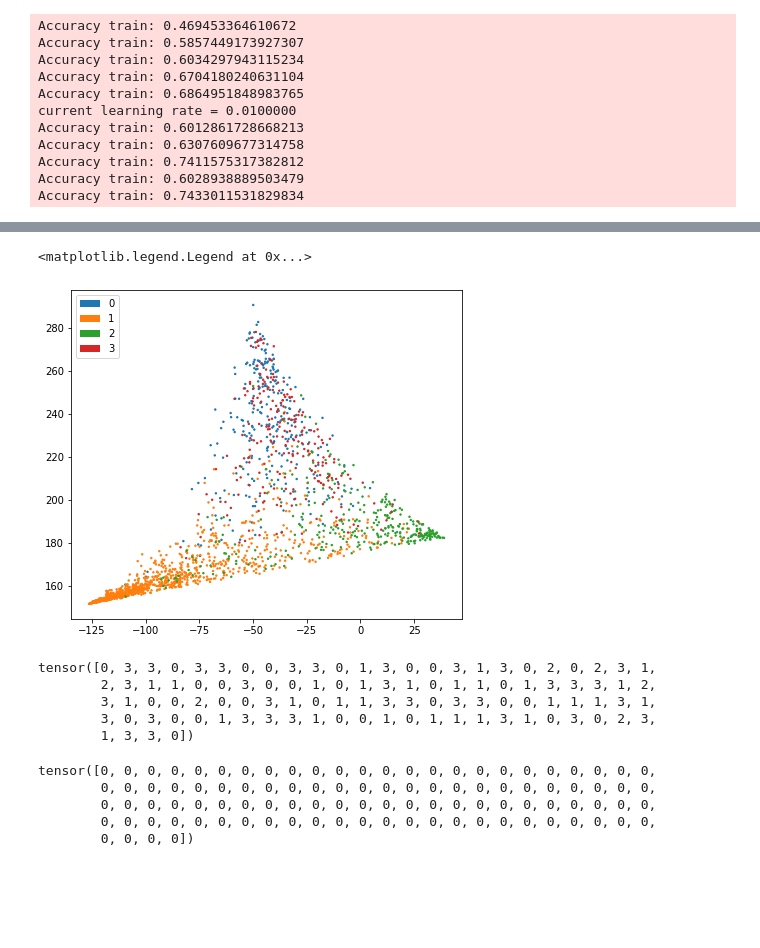
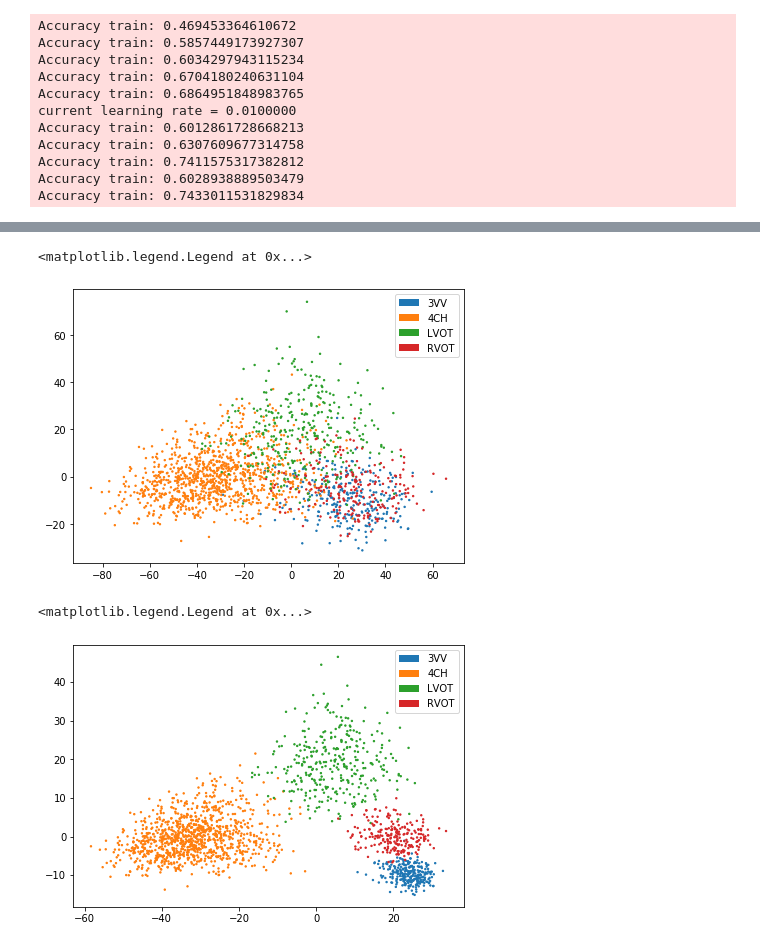
Before and after one commit to einbandi/latent-projective-interventions, a Jupyter notebook: sononet-ptsne.ipynb, the cells around one changed output, grey strips where cells are left out. Drawn from its saved outputs; the diff is of its cells as text; code cells hidden in the pictures; blank space fills up the shorter version.

```diff
--- a/sononet-ptsne.ipynb
+++ b/sononet-ptsne.ipynb
@@ -155,6 +183,7 @@ def print_accuracy(model, fold):
 # %%
 model.set_labels([0,1,2,3])
 model.set_scheduler(train_opts)
+model.load_network(model.net, 'S', 50)
 model.update_state(0)
 # %% [output]
 opt.lr_policy = [step_warmstart]
@@ -203,5 +233,5 @@ Accuracy test: 0.7308707237243652
 # %%
-def get_logits(model, fold):
+def get_logits(model, fold, softmax=True):
     model.net.eval()
     with torch.no_grad():
         if fold == 'train':
@@ -214,16 +244,19 @@ def get_logits(model, fold):
             labels.append(lab.cpu())
             model.set_input(img)
             model.forward(split='test')
-            logits.append(model.logits.cpu())
+            if softmax:
+                logits.append(model.logits.cpu())
+            else:
+                logits.append(model.prediction.cpu())
         labels = torch.cat(labels)
         logits = torch.cat(logits)
         return logits, labels
 # %%
-foo, bar = get_logits(model, 'train')
+foo, bar = get_logits(model, 'train', softmax=False)
 # %%
 from ptsne.ptsne import ParametricTSNE
 # %%
-ptsne = ParametricTSNE(4, 2, 50, use_cuda=True, hidden_layer_dims=[300,100], alpha=1)
+ptsne = ParametricTSNE(4, 2, 50, use_cuda=True, hidden_layer_dims=[200,50], alpha='learn')
 # %%
 ptsne.fit(foo, pretrain=True, verbose=True)
 # %% [output]
@@ -259,29 +282,13 @@ tensor([[-50.1117, 240.8619],
 # %%
 fig = plt.figure(figsize=(7,7))
 ax = fig.add_subplot(111)
 colors = [plt.cm.tab10.colors[i] for i in bar]
 ax.scatter(projected[:,0], projected[:,1], c=colors, s=2)
 ax.set_aspect(1)
 recs = []
 for i in range(0,4):
     recs.append(mpatches.Rectangle((0,0),1,1,fc=plt.cm.tab10.colors[i]))
-ax.legend(recs,list(range(10)),loc=2)
+ax.legend(recs, [i.decode('UTF-8') for i in us_data['label_names'].value[cardiac_classes]],loc=1)
 # %% [output]
 <matplotlib.legend.Legend at 0x...>
-[figure, old version]
+[figure, new version]
-# %%
-foo.argmax(dim=1)[:100]
-# %% [output]
-tensor([0, 3, 3, 0, 3, 3, 0, 0, 3, 3, 0, 1, 3, 0, 0, 3, 1, 3, 0, 2, 0, 2, 3, 1,
-        2, 3, 1, 1, 0, 0, 3, 0, 0, 1, 0, 1, 3, 1, 0, 1, 1, 0, 1, 3, 3, 3, 1, 2,
-        3, 1, 0, 0, 2, 0, 0, 3, 1, 0, 1, 1, 3, 3, 0, 3, 3, 0, 0, 1, 1, 1, 3, 1,
-        3, 0, 3, 0, 0, 1, 3, 3, 3, 1, 0, 0, 1, 0, 1, 1, 1, 3, 1, 0, 3, 0, 2, 3,
-        1, 3, 3, 0])
-# %%
-bar[:100]
-# %% [output]
-tensor([0, 0, 0, 0, 0, 0, 0, 0, 0, 0, 0, 0, 0, 0, 0, 0, 0, 0, 0, 0, 0, 0, 0, 0,
-        0, 0, 0, 0, 0, 0, 0, 0, 0, 0, 0, 0, 0, 0, 0, 0, 0, 0, 0, 0, 0, 0, 0, 0,
-        0, 0, 0, 0, 0, 0, 0, 0, 0, 0, 0, 0, 0, 0, 0, 0, 0, 0, 0, 0, 0, 0, 0, 0,
-        0, 0, 0, 0, 0, 0, 0, 0, 0, 0, 0, 0, 0, 0, 0, 0, 0, 0, 0, 0, 0, 0, 0, 0,
-        0, 0, 0, 0])
@@ -287,0 +305,13 @@ tensor([0, 0, 0, 0, 0, 0, 0, 0, 0, 0, 0, 0, 0, 0, 0, 0, 0, 0, 0, 0, 0, 0, 0, 0,
+# %%
+fig = plt.figure(figsize=(7,7))
+ax = fig.add_subplot(111)
+colors = [plt.cm.tab10.colors[i] for i in bar]
+ax.scatter(shifted_train[:,0], shifted_train[:,1], c=colors, s=2)
+ax.set_aspect(1)
+recs = []
+for i in range(0,4):
+    recs.append(mpatches.Rectangle((0,0),1,1,fc=plt.cm.tab10.colors[i]))
+ax.legend(recs, [i.decode('UTF-8') for i in us_data['label_names'].value[cardiac_classes]],loc=1)
+# %% [output]
+<matplotlib.legend.Legend at 0x...>
+[figure, added]
```
Also changed, not shown: parts of 24 cells of this notebook.
